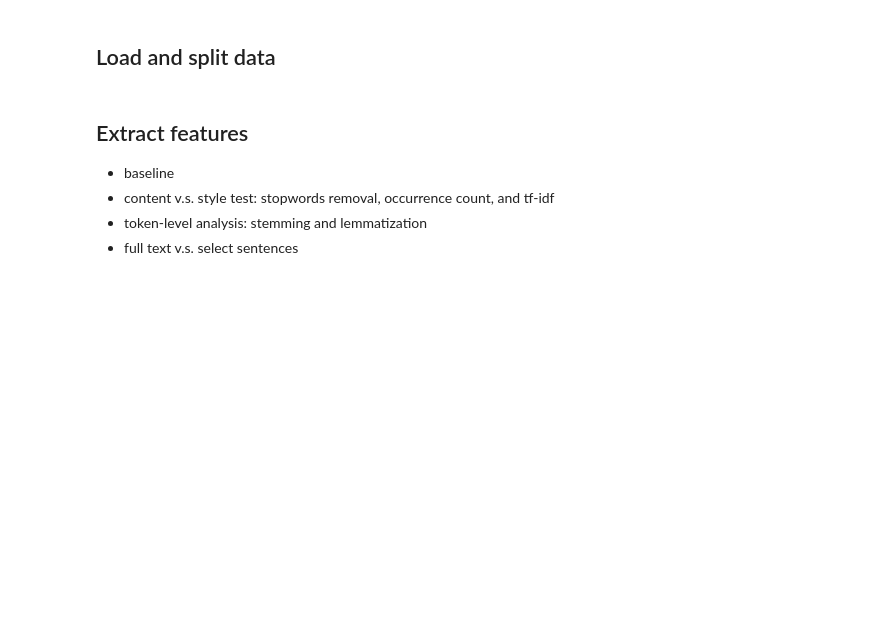
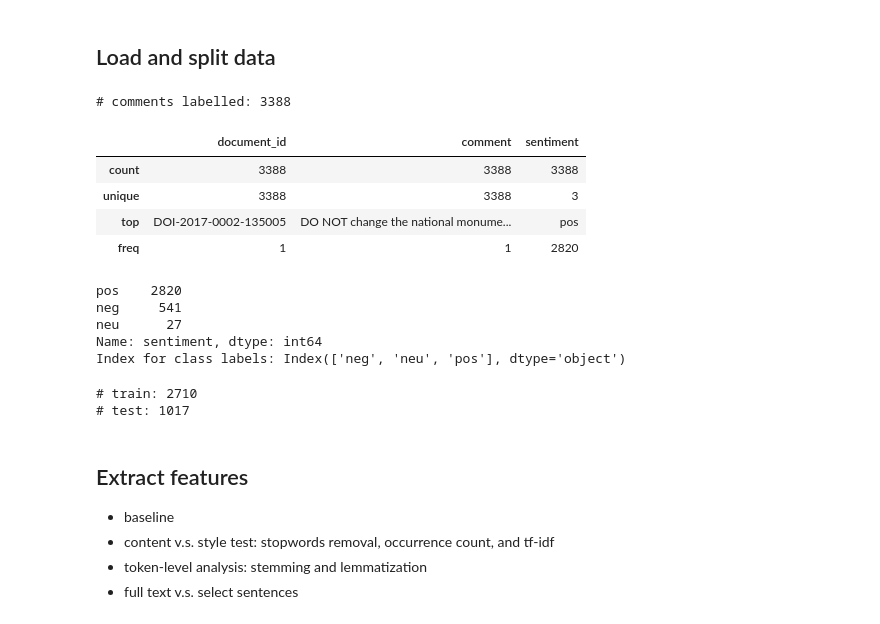
Before and after one commit to xkuang/monument-comments, a Jupyter notebook: Model_Training.ipynb, the cells around one changed output. Cells and saved outputs as stored; diff of their text form; code cells hidden in the pictures; blank space fills up the shorter version.

```diff
--- a/Model_Training.ipynb
+++ b/Model_Training.ipynb
@@ -169,29 +184,41 @@ def highlight_max(s):
 # %%
 # Load in the data from CSV
 
-labelledComments = pd.read_csv("data/comments-to-label.csv", usecols=['document_id', 'comment', 'sentiment']).dropna()
-labelledComments['comment'] = labelledComments['comment'].map(lambda x: re.sub("\r", " ", x))
-
+labelledComments = pd.read_csv("data/comments-merged.csv", usecols=['document_id', 'comment', 'sentiment'])
 print("# comments labelled:", labelledComments.shape[0])
 labelledComments.describe()
+# %% [output]
+# comments labelled: 3388
+|  | document_id | comment | sentiment |
+| count | 3388 | 3388 | 3388 |
+| unique | 3388 | 3388 | 3 |
+| top | DOI-2017-0002-135005 | DO NOT change the national monume... | pos |
+| freq | 1 | 1 | 2820 |
 # %%
 # View class distribution
 
 labelledComments['sentiment'] = labelledComments['sentiment'].astype('category')
 print(labelledComments.sentiment.value_counts())
 print("Index for class labels:", labelledComments.sentiment.cat.categories)
+# %% [output]
+pos    2820
+neg     541
+neu      27
+Name: sentiment, dtype: int64
+Index for class labels: Index(['neg', 'neu', 'pos'], dtype='object')
 # %%
-# Split labelled dataset into train (.7), validation (.2), and test (.1) sets
+# Split labelled dataset into train (.8) and test (.2) sets
 
-train, validate, test = np.split(labelledComments.sample(frac=1), [int(.7*len(labelledComments)), int(.9*len(labelledComments))])
+train, test = np.split(labelledComments.sample(frac=1), [int(.8*len(labelledComments))])
 
 train.to_csv('data/comments-train.csv', index=False)
-validate.to_csv('data/comments-validate.csv', index=False)
 test.to_csv('data/comments-test.csv', index=False)
 
 print("# train:", train.shape[0])
-print("# validate:", validate.shape[0])
-print("# test:", test.shape[0])
+print("# test:", validate.shape[0])
+# %% [output]
+# train: 2710
+# test: 1017
 # %%
 # # Load data from file
 
```
Also changed, not shown: parts of 20 cells of this notebook, 2 other files.
